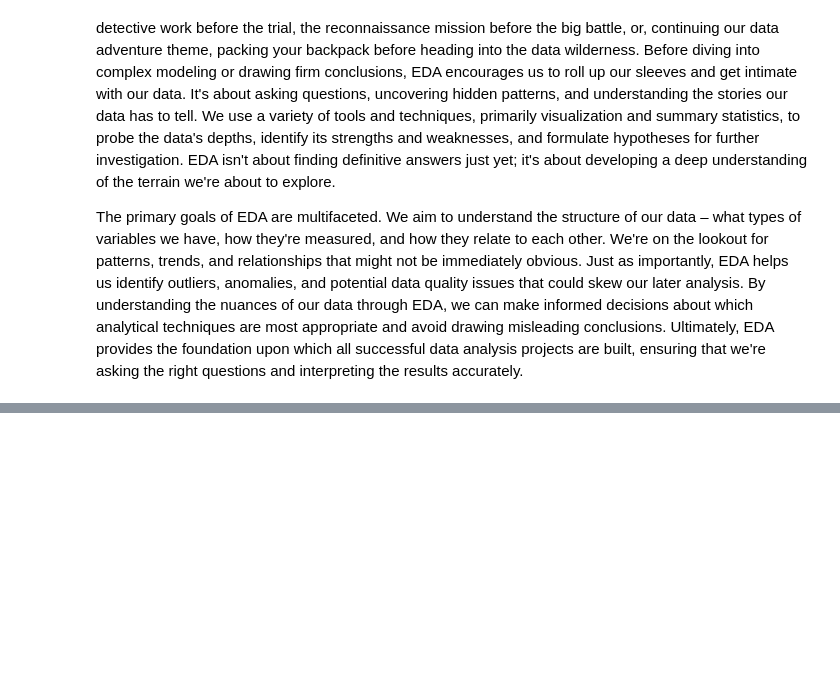
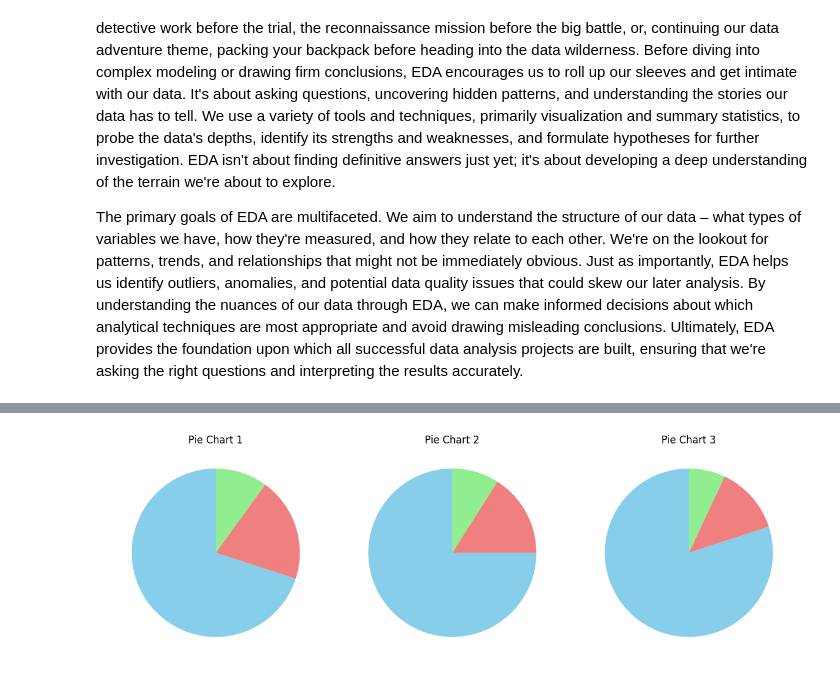
Before and after one commit to ucll-daml/book, a Jupyter notebook: docs/_sources/chapter_3/chapter3.ipynb, the cells around one changed output, grey strips where cells are left out. Drawn from its saved outputs; the diff is of its cells as text; code cells hidden in the pictures; blank space fills up the shorter version.

```diff
--- a/docs/_sources/chapter_3/chapter3.ipynb
+++ b/docs/_sources/chapter_3/chapter3.ipynb
@@ -8,0 +193,25 @@ The primary goals of EDA are multifaceted. We aim to understand the structure of
+# %%
+# Data for the three pie charts
+data = [
+ [70,20,10],
+ [75,16,9],
+ [80,13,7]
+]
+
+labels = ['Part 1', 'Part 2', 'Part 3'] # Labels for the slices
+colors = ['skyblue', 'lightcoral', 'lightgreen'] # Colors for the slices
+
+# Create the figure and subplots
+fig, axes = plt.subplots(1, 3, figsize=(12, 4)) # 1 row, 3 columns
+
+# Loop through the data and create each pie chart
+for i, ax in enumerate(axes):
+ ax.pie(data[i], colors=colors, startangle=90)
+ ax.set_title(f'Pie Chart {i+1}') # Set title for each chart
+ ax.axis('equal') # Equal aspect ratio ensures that pie is drawn as a circle.
+
+# Adjust layout to prevent overlapping titles/labels
+plt.tight_layout()
+plt.show()
+# %% [output]
+[figure, added]
```
Also changed, not shown: parts of 43 cells of this notebook, 25 other files.
